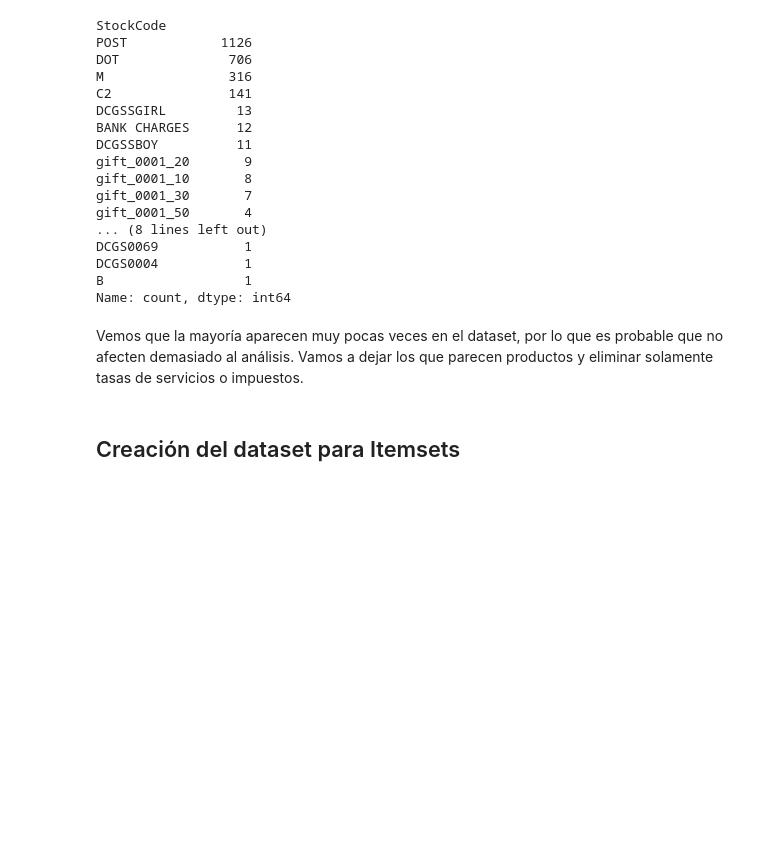
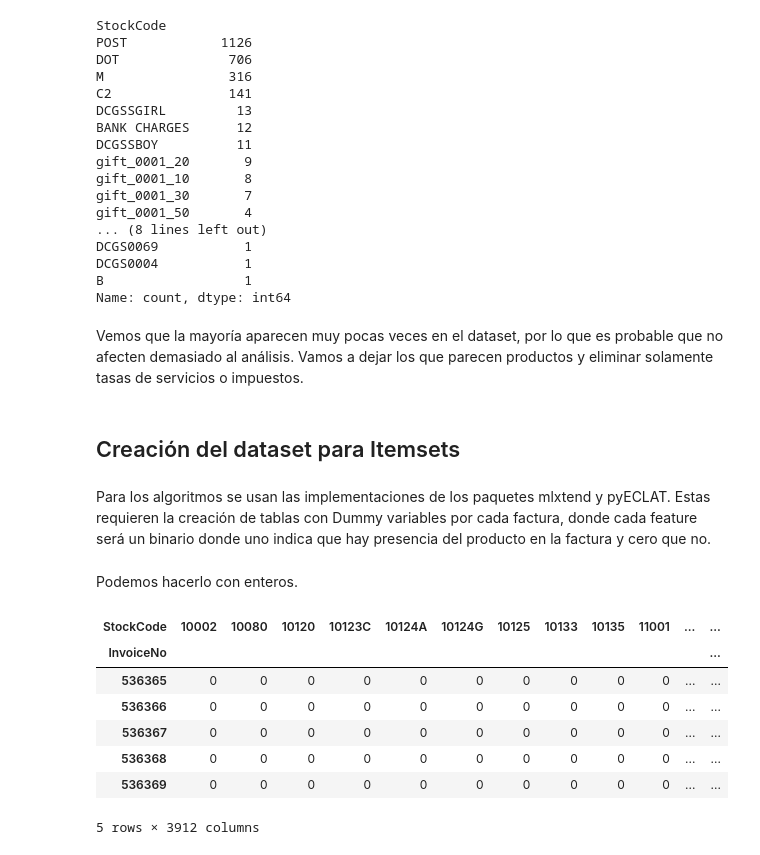
Before and after one commit to PulidoLuciano/benchmark-frequent-itemsets, a Jupyter notebook: preprocessing.ipynb, the cells around one changed output. Saved outputs shown, nothing was run; the diff lists cells and outputs as text; code cells hidden in the pictures; blank space fills up the shorter version.

Commit message:
Create basket dataset with dummies in notebook

```diff
--- a/preprocessing.ipynb
+++ b/preprocessing.ipynb
@@ -221,3 +221,20 @@ Vemos que la mayoría aparecen muy pocas veces en el dataset, por lo que es prob
 retail_df = retail_df[~retail_df['StockCode'].isin(['POST', 'C2', 'DOT', 'M', 'm', 'BANK CHARGES', 'AMAZONFEE', 'S', 'PADS', 'B'])]
 # %% [markdown]
 ## Creación del dataset para Itemsets
+# %% [markdown]
+Para los algoritmos se usan las implementaciones de los paquetes mlxtend y pyECLAT. Estas requieren la creación de tablas con Dummy variables por cada factura, donde cada feature será un binario donde uno indica que hay presencia del producto en la factura y cero que no.
+# %% [markdown]
+Podemos hacerlo con enteros.
+# %%
+retail_df['Presence'] = 1
+basket = pd.pivot_table(retail_df, index='InvoiceNo', columns='StockCode', values='Presence', aggfunc='max', fill_value=0)
+basket.head()
+# %% [output]
+| StockCode | 10002 | 10080 | 10120 | 10123C | 10124A | 10124G | 10125 | 10133 | 10135 | 11001 | ... | ... |
+| InvoiceNo |  |  |  |  |  |  |  |  |  |  |  | ... |
+| 536365 | 0 | 0 | 0 | 0 | 0 | 0 | 0 | 0 | 0 | 0 | ... | ... |
+| 536366 | 0 | 0 | 0 | 0 | 0 | 0 | 0 | 0 | 0 | 0 | ... | ... |
+| 536367 | 0 | 0 | 0 | 0 | 0 | 0 | 0 | 0 | 0 | 0 | ... | ... |
+| 536368 | 0 | 0 | 0 | 0 | 0 | 0 | 0 | 0 | 0 | 0 | ... | ... |
+| 536369 | 0 | 0 | 0 | 0 | 0 | 0 | 0 | 0 | 0 | 0 | ... | ... |
+5 rows × 3912 columns
```
Also changed, not shown: parts of 2 cells of this notebook.
